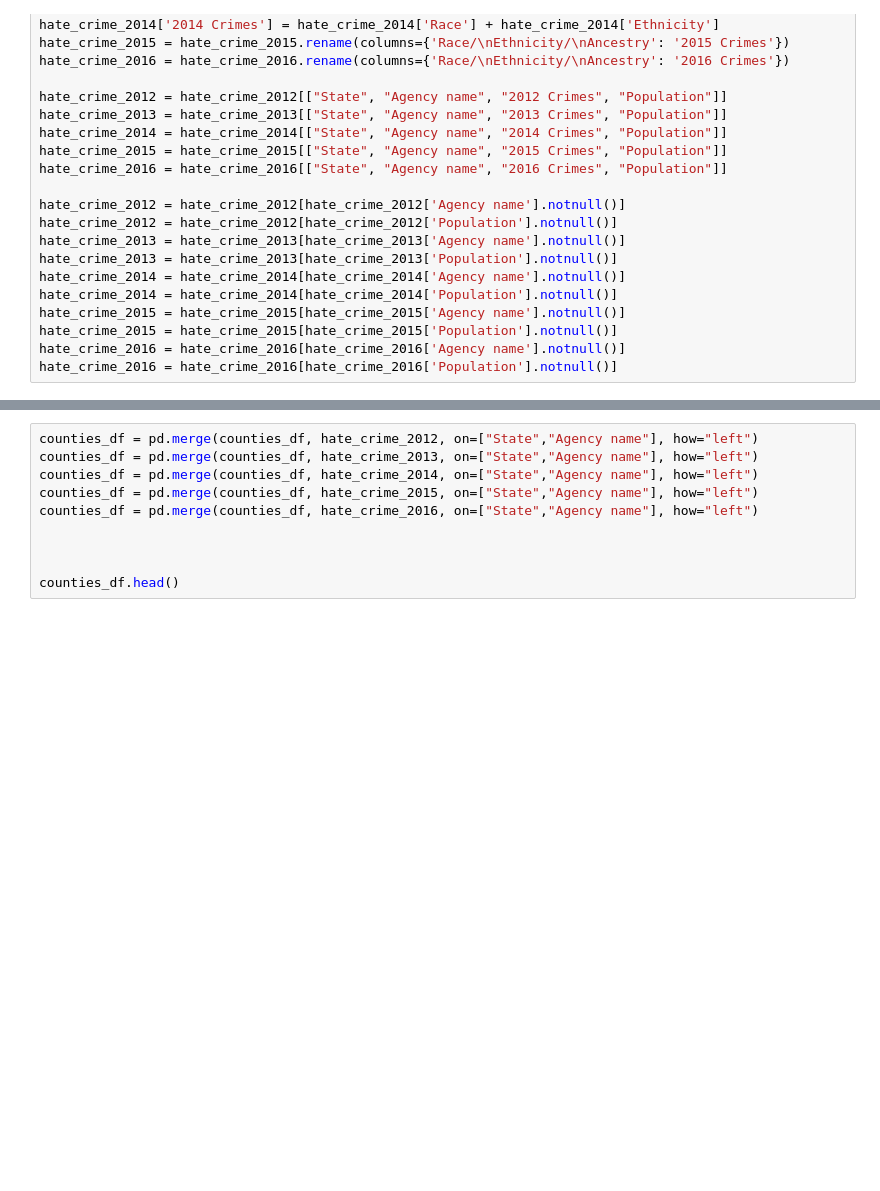
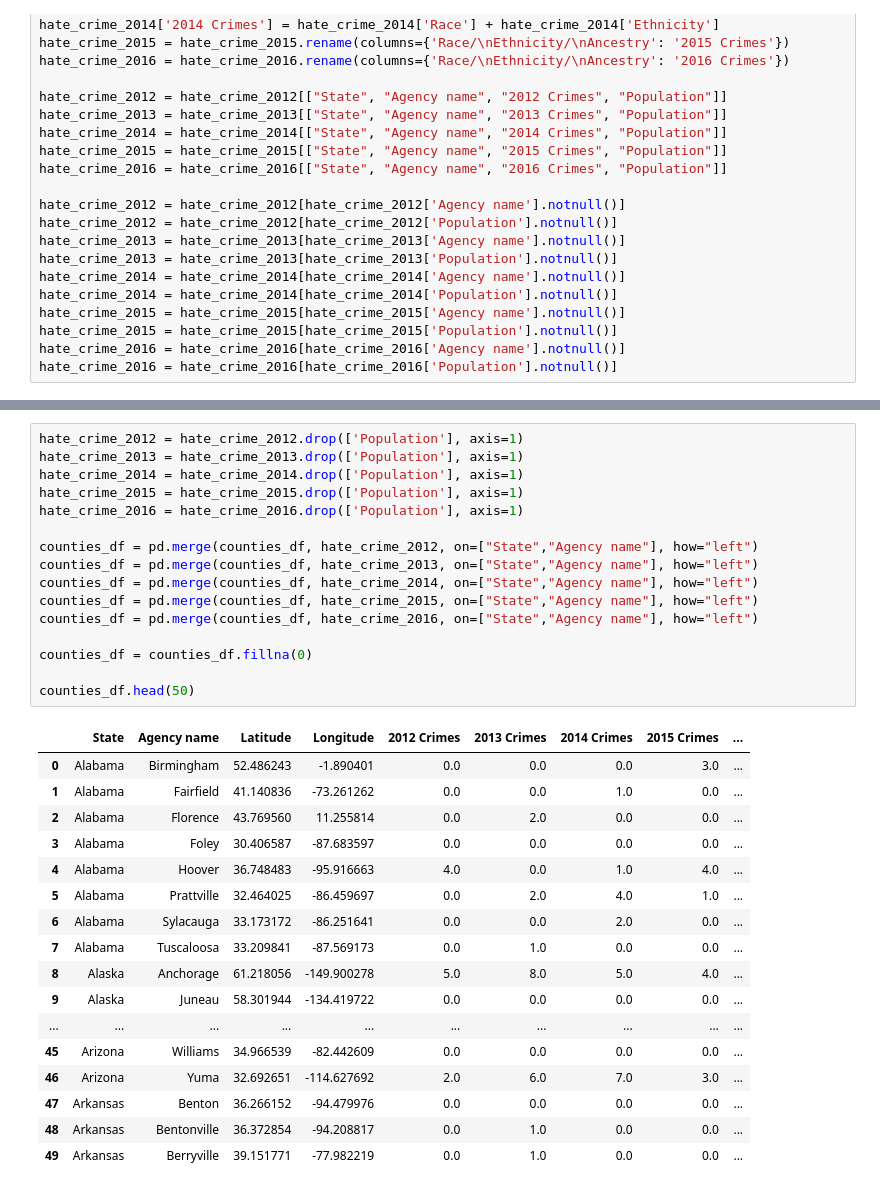
Before and after one commit to jmendiola84/Team_5, a Jupyter notebook: Hate Crime Counties DataFrame.ipynb, the cells around one changed output, grey strips where cells are left out. Drawn from its saved outputs; the diff is of its cells as text; blank space fills up the shorter version.

Commit message:
CVS created with Lat/Long and Crimes per year

```diff
--- a/Hate Crime Counties DataFrame.ipynb
+++ b/Hate Crime Counties DataFrame.ipynb
@@ -101,10 +124,34 @@ counties_df.head()
 # %%
+hate_crime_2012 = hate_crime_2012.drop(['Population'], axis=1)
+hate_crime_2013 = hate_crime_2013.drop(['Population'], axis=1)
+hate_crime_2014 = hate_crime_2014.drop(['Population'], axis=1)
+hate_crime_2015 = hate_crime_2015.drop(['Population'], axis=1)
+hate_crime_2016 = hate_crime_2016.drop(['Population'], axis=1)
+
 counties_df = pd.merge(counties_df, hate_crime_2012, on=["State","Agency name"], how="left")
 counties_df = pd.merge(counties_df, hate_crime_2013, on=["State","Agency name"], how="left")
 counties_df = pd.merge(counties_df, hate_crime_2014, on=["State","Agency name"], how="left")
 counties_df = pd.merge(counties_df, hate_crime_2015, on=["State","Agency name"], how="left")
 counties_df = pd.merge(counties_df, hate_crime_2016, on=["State","Agency name"], how="left")
 
+counties_df = counties_df.fillna(0)
 
-
-counties_df.head()
+counties_df.head(50)
+# %% [output]
+|  | State | Agency name | Latitude | Longitude | 2012 Crimes | 2013 Crimes | 2014 Crimes | 2015 Crimes | ... |
+| 0 | Alabama | Birmingham | 52.486243 | -1.890401 | 0.0 | 0.0 | 0.0 | 3.0 | ... |
+| 1 | Alabama | Fairfield | 41.140836 | -73.261262 | 0.0 | 0.0 | 1.0 | 0.0 | ... |
+| 2 | Alabama | Florence | 43.769560 | 11.255814 | 0.0 | 2.0 | 0.0 | 0.0 | ... |
+| 3 | Alabama | Foley | 30.406587 | -87.683597 | 0.0 | 0.0 | 0.0 | 0.0 | ... |
+| 4 | Alabama | Hoover | 36.748483 | -95.916663 | 4.0 | 0.0 | 1.0 | 4.0 | ... |
+| 5 | Alabama | Prattville | 32.464025 | -86.459697 | 0.0 | 2.0 | 4.0 | 1.0 | ... |
+| 6 | Alabama | Sylacauga | 33.173172 | -86.251641 | 0.0 | 0.0 | 2.0 | 0.0 | ... |
+| 7 | Alabama | Tuscaloosa | 33.209841 | -87.569173 | 0.0 | 1.0 | 0.0 | 0.0 | ... |
+| 8 | Alaska | Anchorage | 61.218056 | -149.900278 | 5.0 | 8.0 | 5.0 | 4.0 | ... |
+| 9 | Alaska | Juneau | 58.301944 | -134.419722 | 0.0 | 0.0 | 0.0 | 0.0 | ... |
+| ... | ... | ... | ... | ... | ... | ... | ... | ... | ... |
+| 45 | Arizona | Williams | 34.966539 | -82.442609 | 0.0 | 0.0 | 0.0 | 0.0 | ... |
+| 46 | Arizona | Yuma | 32.692651 | -114.627692 | 2.0 | 6.0 | 7.0 | 3.0 | ... |
+| 47 | Arkansas | Benton | 36.266152 | -94.479976 | 0.0 | 0.0 | 0.0 | 0.0 | ... |
+| 48 | Arkansas | Bentonville | 36.372854 | -94.208817 | 0.0 | 1.0 | 0.0 | 0.0 | ... |
+| 49 | Arkansas | Berryville | 39.151771 | -77.982219 | 0.0 | 1.0 | 0.0 | 0.0 | ... |
```
Also changed, not shown: parts of 4 cells of this notebook, 1 other file.
